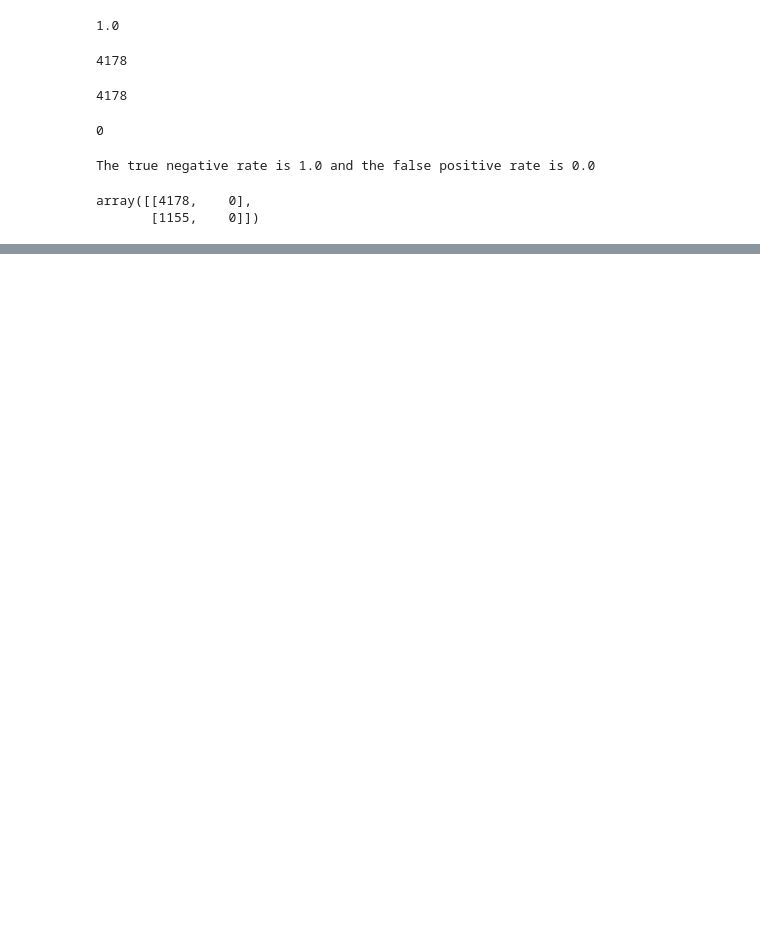
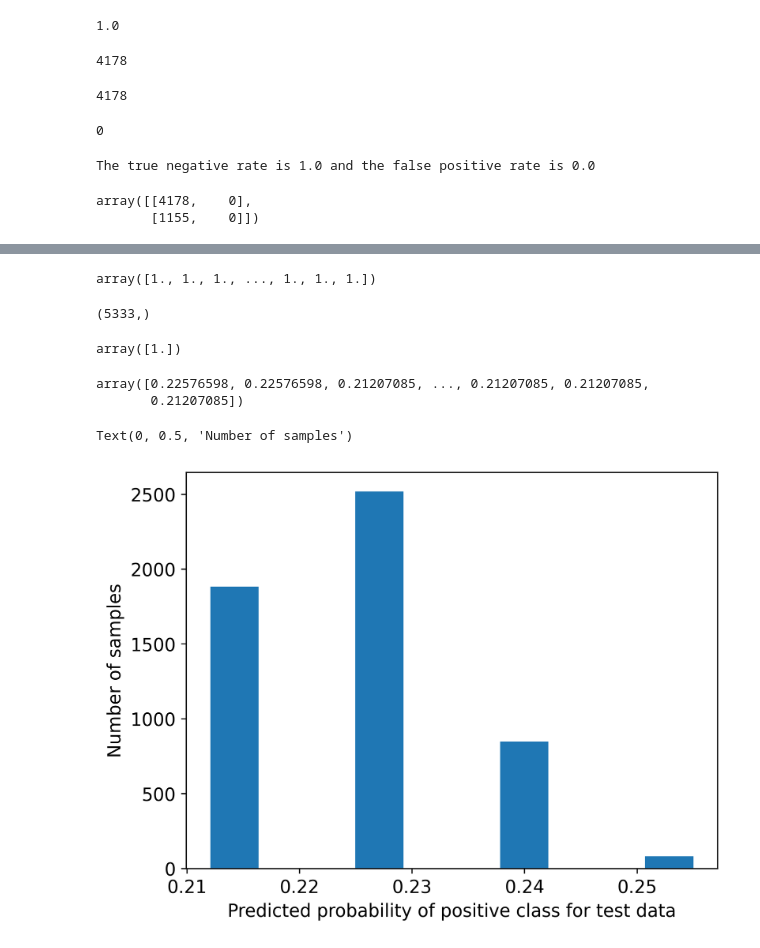
Before and after one commit to askot19/Analise_de_dados, a Jupyter notebook: Projetos de Ciência de Dados com Python/Capítulo 2/ex08.ipynb, the cells around one changed output, grey strips where cells are left out. Saved outputs shown, nothing was run; the diff lists cells and outputs as text; code cells hidden in the pictures; blank space fills up the shorter version.

```diff
--- a/Projetos de Ciência de Dados com Python/Capítulo 2/ex08.ipynb
+++ b/Projetos de Ciência de Dados com Python/Capítulo 2/ex08.ipynb
@@ -259,0 +262,3 @@ array([[4178,    0],
+# %%
+y_pred_proba = example_lr.predict_proba(X_test)
+y_pred_proba
@@ -259,0 +273,27 @@ array([[4178,    0],
+# %%
+prob_sum = np.sum(y_pred_proba, 1)
+prob_sum
+# %% [output]
+array([1., 1., 1., ..., 1., 1., 1.])
+# %%
+prob_sum.shape
+# %% [output]
+(5333,)
+# %%
+np.unique(prob_sum)
+# %% [output]
+array([1.])
+# %%
+pos_proba = y_pred_proba[:,1]
+pos_proba
+# %% [output]
+array([0.22576598, 0.22576598, 0.21207085, ..., 0.21207085, 0.21207085,
+       0.21207085])
+# %%
+mpl.rcParams['font.size']=12
+plt.hist(pos_proba)
+plt.xlabel('Predicted probability of positive class for test data')
+plt.ylabel('Number of samples')
+# %% [output]
+Text(0, 0.5, 'Number of samples')
+[figure, added]
```
Also changed, not shown: parts of 8 cells of this notebook.
